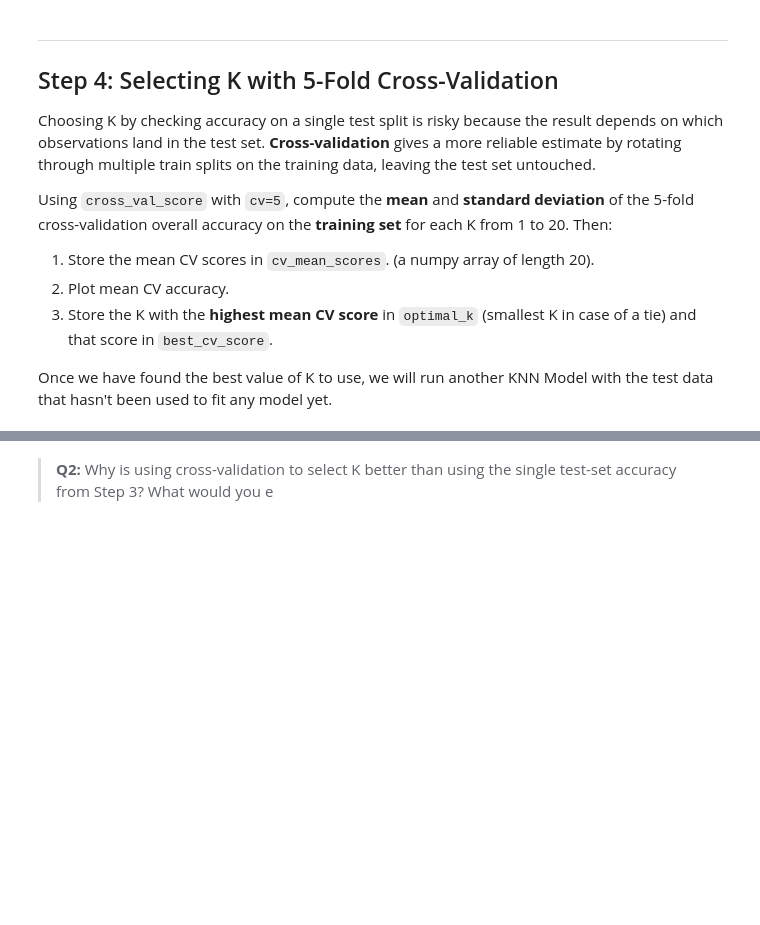
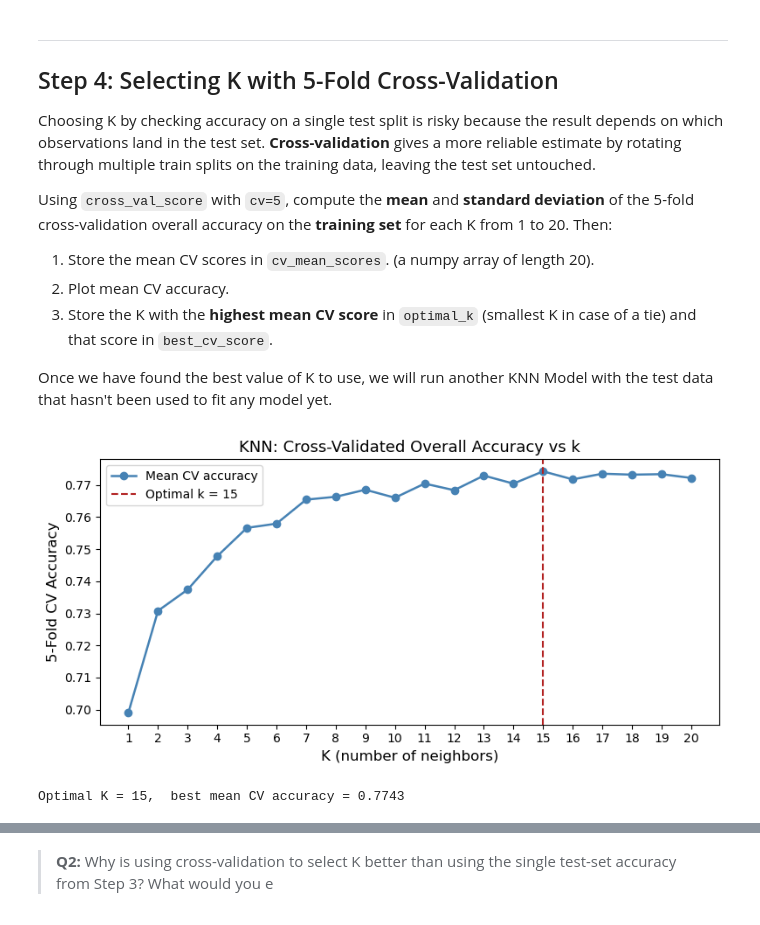
Before and after one commit to kylienewcomer/eds232-assignment-2, a Jupyter notebook: hw2-task2.ipynb, the cells around one changed output, grey strips where cells are left out. Cells and saved outputs as stored; diff of their text form; code cells hidden in the pictures; blank space fills up the shorter version.

```diff
--- a/hw2-task2.ipynb
+++ b/hw2-task2.ipynb
@@ -196,43 +196,38 @@ Using `cross_val_score` with `cv=5`, compute the **mean** and **standard deviati
 Once we have found the best value of K to use, we will run another KNN Model with the test data that hasn't been used to fit any model yet.
 # %%
 # k fold cross validation with polynomial degree tuning
-degrees = list(range(1,12)) # range doesn't include 12
-cv_mean_mses = [] # empty list that we will store MSEs in
 
-for degree in degrees:
-    poly = PolynomialFeatures(degree = degree)
+k_values       = list(range(1,21))
+cv_mean_scores = []
 
-    X_train_poly = poly.fit_transform(X_train)
+for k in k_values:
+    knn = KNeighborsClassifier(n_neighbors = k)
+    knn.fit(X_train, y_train)
+    scores = cross_val_score(knn, X_train, y_train, cv = 5, scoring = "accuracy")
 
-    lr = LinearRegression()
+    cv_mean_scores.append(scores.mean())
 
-    scores = cross_val_score(lr, X_train_poly, y_train, cv = 5, scoring = "neg_mean_squared_error")
+cv_mean_scores = np.array(cv_mean_scores)
 
-    cv_mean_mses.append(-scores.mean())
+optimal_k     = k_values[np.argmax(cv_mean_scores)]
 
-# Convert to array for easier functionality with min/max
-cv_mean_mses = np.array(cv_mean_mses)
-
-k_values       = ...
-cv_mean_scores = ...
-
-
-
-optimal_k     = ...
-best_cv_score = ...
+best_cv_score = cv_mean_scores.max()
 
 # Visualize optimal k
 fig, ax = plt.subplots(figsize=(8, 4))
 ax.plot(k_values, cv_mean_scores, marker='o', color='steelblue', linewidth=1.8, label='Mean CV accuracy')
 ax.axvline(optimal_k, color='firebrick', linestyle='--', label=f'Optimal k = {optimal_k}')
 ax.set_xlabel('K (number of neighbors)', fontsize=12)
 ax.set_ylabel('5-Fold CV Accuracy', fontsize=12)
 ax.set_title('KNN: Cross-Validated Overall Accuracy vs k', fontsize=13)
 ax.xaxis.set_major_locator(mticker.MultipleLocator(1))
 ax.legend()
 plt.tight_layout()
 plt.show()
 
 print(f'Optimal K = {optimal_k},  best mean CV accuracy = {best_cv_score:.4f}')
+# %% [output]
+[figure, added]
+Optimal K = 15,  best mean CV accuracy = 0.7743
 # %%
 grader.check("q5")
```
Also changed, not shown: parts of 13 cells of this notebook.
